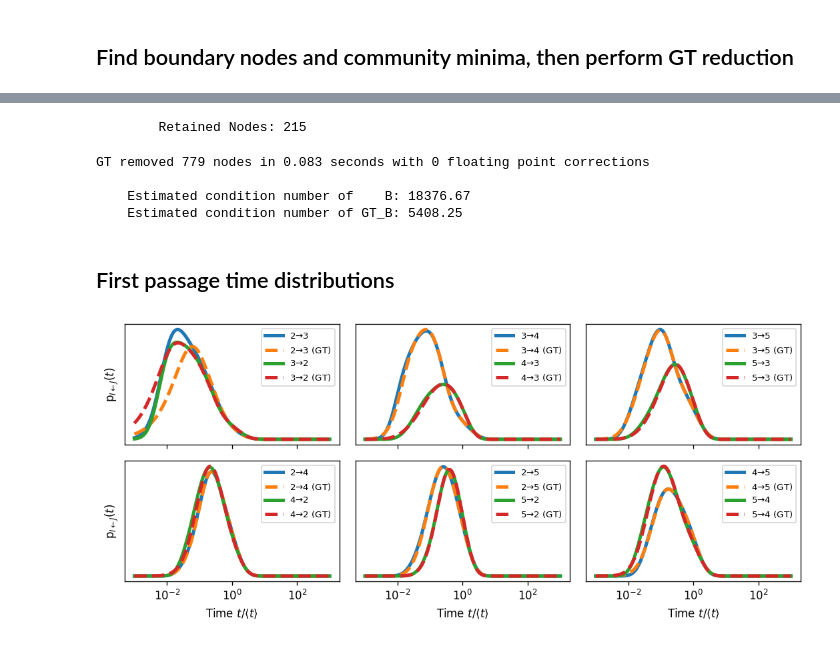
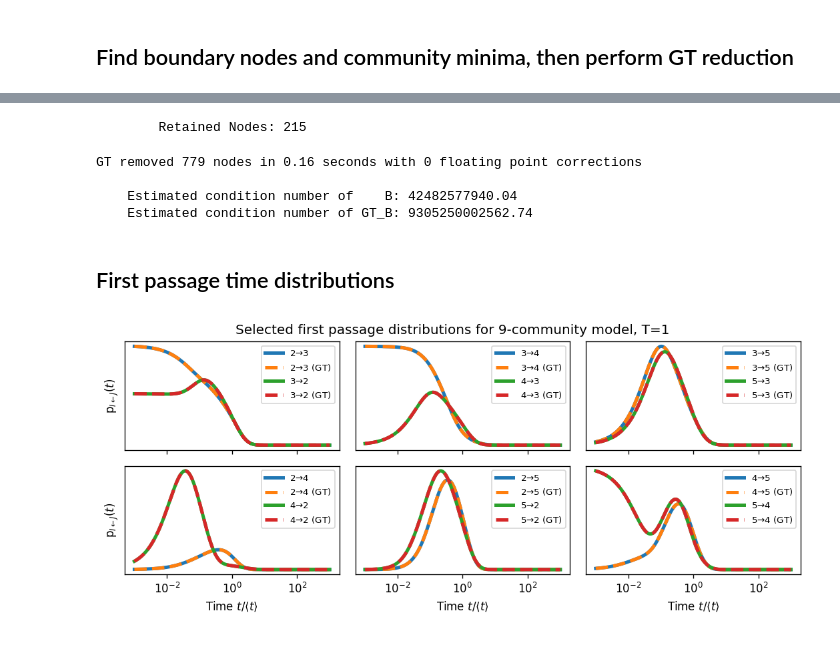
Before and after one commit to tomswinburne/blockGT, a Jupyter notebook: 9-communities-fpt-distributions.ipynb, the cells around one changed output, grey strips where cells are left out. Cells and saved outputs as stored; diff of their text form; code cells hidden in the pictures.

Commit message:
updated figures

```diff
--- a/9-communities-fpt-distributions.ipynb
+++ b/9-communities-fpt-distributions.ipynb
@@ -71,7 +73,7 @@ Requirement already satisfied: six>=1.7.3 in /Users/ts/miniconda3/envs/julia/lib
 # %%
 data_path = 'example-data-9-communities/'
 
-T = 1e1
+T = 1e0
 
 B, K, tau, N, u, s, Emin, retained = \
   load_ktn(path=data_path,beta=1.0/T,screen=True)
@@ -119,20 +124,26 @@ retained_states = ~rm_vec.copy()
 r_B, r_tau, r_Q = blockGT(rm_vec,B,tau,block=50,rates=True,screen=True)
 
 r_pi = pi[retained_states] * r_tau / tau[retained_states]
+r_ids = np.arange(communities.size)[retained_states]
+r_communities = communities[retained_states]
 
-r_communities = communities[retained_states]
+# save files
+#np.savetxt(Path.join(data_path,'reduced_communities_bace9.dat'),
+#           np.stack((r_ids,r_communities)).T,fmt="%d %d",header="NB: states are 0-indexed !")
+
+
+
 r_full_cond = condition_number_estimation(r_B)
-
 print(f"""
     Estimated condition number of    B: {full_cond:.2f}
     Estimated condition number of GT_B: {r_full_cond:.2f}
 """)
 # %% [output]
         Retained Nodes: 215
-GT removed 779 nodes in 0.083 seconds with 0 floating point corrections
+GT removed 779 nodes in 0.16 seconds with 0 floating point corrections
 
-    Estimated condition number of    B: 18376.67
-    Estimated condition number of GT_B: 5408.25
+    Estimated condition number of    B: 42482577940.04
+    Estimated condition number of GT_B: 9305250002562.74
 # %% [markdown]
 ## First passage time distributions
 # %%
@@ -164,34 +175,34 @@ for cA in range(2,6):
             r_mfpt,r_fptd = \
                 fpt(A_sel=r_A_sel,B_sel=r_B_sel,pi=r_p_0,K=r_Q,dopdf=True)
 
             i,j = cc%2,cc//2
             axs[i,j].semilogx(fptd[:,2]/mfpt[2],fptd[:,3],lw=3,
                             label=fr"{cB}$\to${cA}")
             axs[i,j].semilogx(r_fptd[:,2]/mfpt[2],r_fptd[:,3],'--',lw=3,
                             label=fr"{cB}$\to${cA} (GT)")
 
             axs[i,j].semilogx(fptd[:,0]/mfpt[0],fptd[:,1],lw=3,
                             label=fr"{cA}$\to${cB}")
             axs[i,j].semilogx(r_fptd[:,0]/mfpt[0],r_fptd[:,1],'--',lw=3,
                             label=fr"{cA}$\to${cB} (GT)")
 
             axs[i,j].set_yticks([])
             if i==0:
                 axs[i,j].set_xticks([])
             else:
                 axs[i,j].set_xlabel(r"Time $t/\langle{t}\rangle$")
 
             if j==0:
                 axs[i,j].set_ylabel(r"${\rm p}_{I\leftarrow J}(t)$")
 
             axs[i,j].legend(fontsize=8)
             cc+=1
             pbar.update(1)
-#plt.suptitle("Selected first passage distributions for 9-community model,"
-#  f" T={int(T)}",y=0.94)
-#plt.subplots_adjust(wspace=0,hspace=0)
+plt.suptitle("Selected first passage distributions for 9-community model,"
+  f" T={int(T)}",y=0.94)
+plt.subplots_adjust(wspace=0,hspace=0)
 plt.tight_layout()
 plt.savefig(f"pdf_comp_T{int(T)}.pdf")
 plt.show()
 # %% [output]
-[figure, old version]
+[figure, new version]
```
Also changed, not shown: parts of 3 cells of this notebook.
